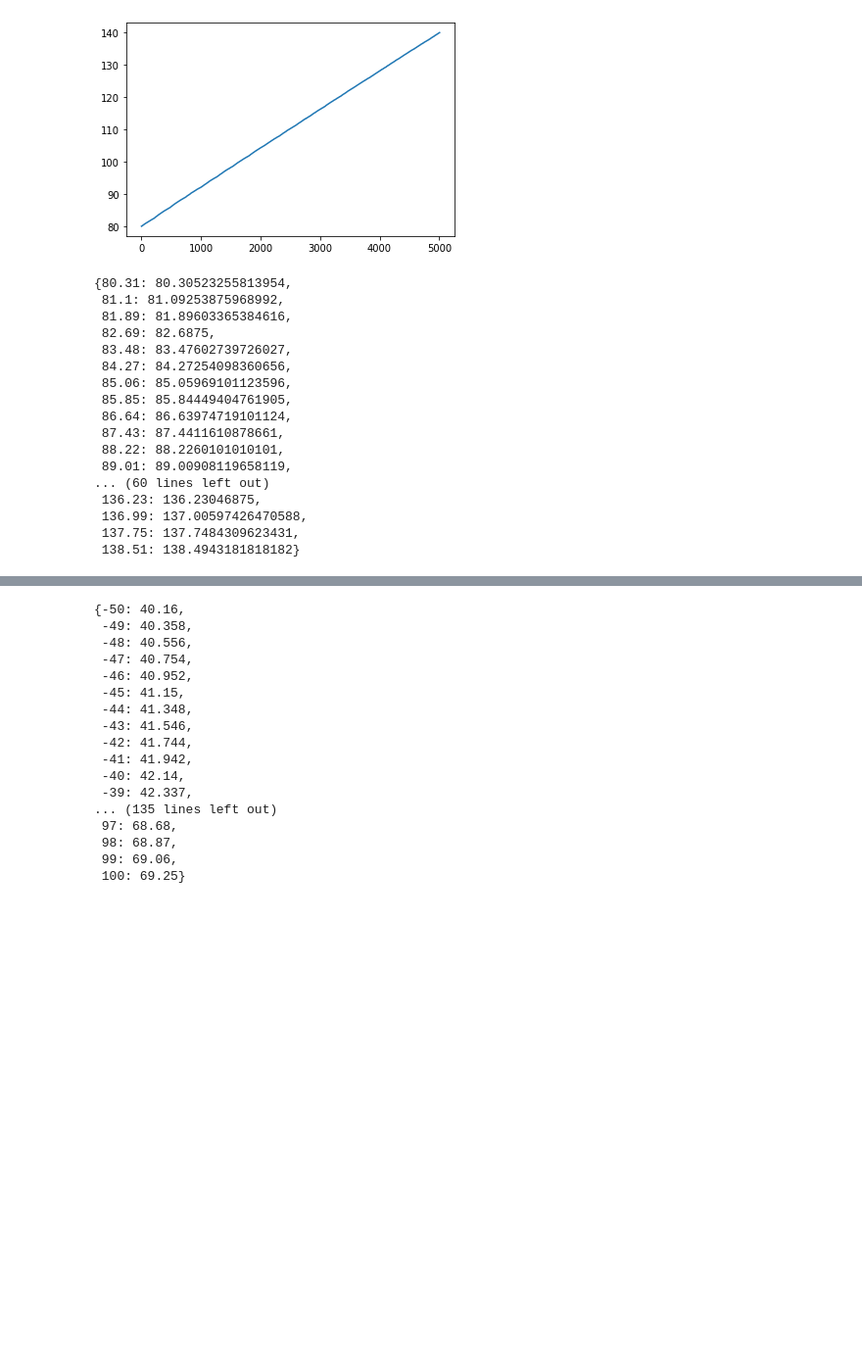
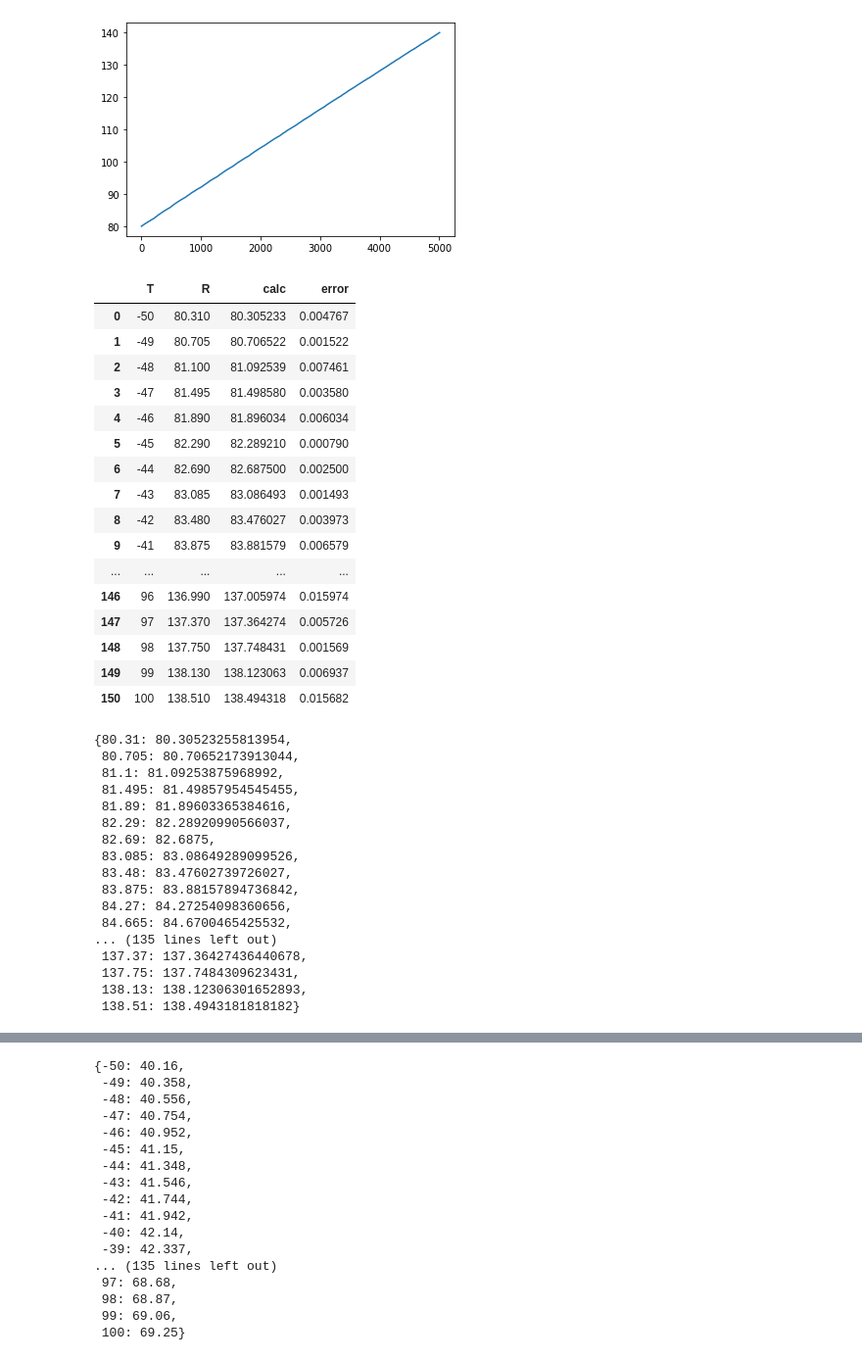
Before and after one commit to Marik28/dissertation, a Jupyter notebook: calculations.ipynb, the cells around one changed output, grey strips where cells are left out. Shown at 98% size. Cells and saved outputs as stored; diff of their text form; code cells hidden in the pictures; blank space fills up the shorter version.

```diff
--- a/calculations.ipynb
+++ b/calculations.ipynb
@@ -149,3 +161,27 @@ plot(pt_100)
 # %% [output]
 [<matplotlib.lines.Line2D at 0x...>]
 [figure]
+# %%
+df_pt_100["calc"] = df_pt_100["R"].apply(lambda x: find_nearest(pt_100, x))
+# %%
+df_pt_100["error"] = abs(df_pt_100["R"] - df_pt_100["calc"])
+# %%
+df_pt_100
+# %% [output]
+|  | T | R | calc | error |
+| 0 | -50 | 80.310 | 80.305233 | 0.004767 |
+| 1 | -49 | 80.705 | 80.706522 | 0.001522 |
+| 2 | -48 | 81.100 | 81.092539 | 0.007461 |
+| 3 | -47 | 81.495 | 81.498580 | 0.003580 |
+| 4 | -46 | 81.890 | 81.896034 | 0.006034 |
+| 5 | -45 | 82.290 | 82.289210 | 0.000790 |
+| 6 | -44 | 82.690 | 82.687500 | 0.002500 |
+| 7 | -43 | 83.085 | 83.086493 | 0.001493 |
+| 8 | -42 | 83.480 | 83.476027 | 0.003973 |
+| 9 | -41 | 83.875 | 83.881579 | 0.006579 |
+| ... | ... | ... | ... | ... |
+| 146 | 96 | 136.990 | 137.005974 | 0.015974 |
+| 147 | 97 | 137.370 | 137.364274 | 0.005726 |
+| 148 | 98 | 137.750 | 137.748431 | 0.001569 |
+| 149 | 99 | 138.130 | 138.123063 | 0.006937 |
+| 150 | 100 | 138.510 | 138.494318 | 0.015682 |
@@ -155,21 +193,21 @@ mapping_pt_100 = {r: find_nearest(pt_100, r) for r in df_pt_100["R"]}
 mapping_pt_100
 # %% [output]
 {80.31: 80.30523255813954,
+ 80.705: 80.70652173913044,
  81.1: 81.09253875968992,
+ 81.495: 81.49857954545455,
  81.89: 81.89603365384616,
+ 82.29: 82.28920990566037,
  82.69: 82.6875,
+ 83.085: 83.08649289099526,
  83.48: 83.47602739726027,
+ 83.875: 83.88157894736842,
  84.27: 84.27254098360656,
- 85.06: 85.05969101123596,
- 85.85: 85.84449404761905,
- 86.64: 86.63974719101124,
- 87.43: 87.4411610878661,
- 88.22: 88.2260101010101,
- 89.01: 89.00908119658119,
-... (60 lines left out)
- 136.23: 136.23046875,
- 136.99: 137.00597426470588,
+ 84.665: 84.6700465425532,
+... (135 lines left out)
+ 137.37: 137.36427436440678,
  137.75: 137.7484309623431,
+ 138.13: 138.12306301652893,
  138.51: 138.4943181818182}
 # %%
 errors_pt_100 = [abs(k - v) / k for k, v in mapping_pt_100.items()]
```
Also changed, not shown: parts of 44 cells of this notebook, 1 other file.
